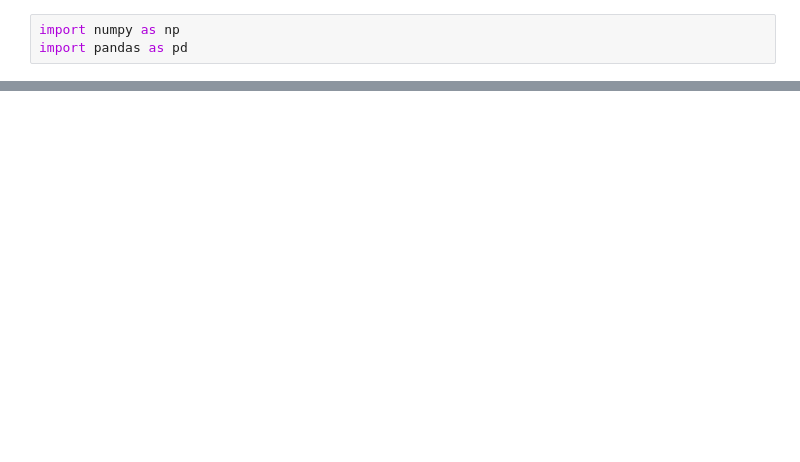
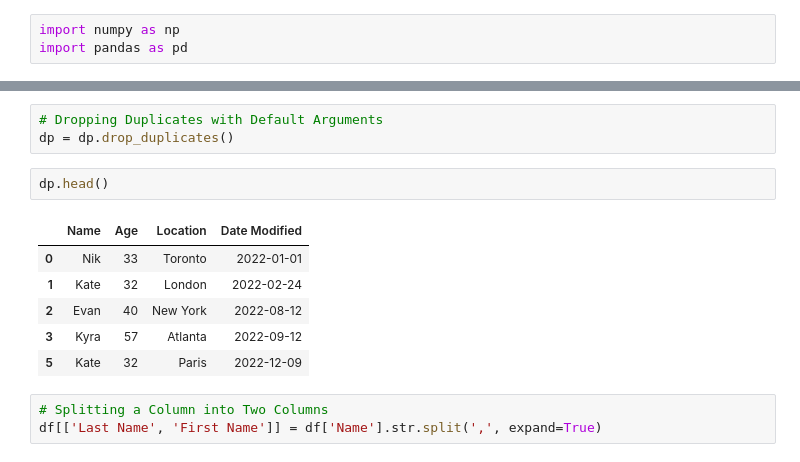
Before and after one commit to Awazbhujel/pandas_practice, a Jupyter notebook: data cleaning.ipynb, the cells around one changed output, grey strips where cells are left out. Saved outputs shown, nothing was run; the diff lists cells and outputs as text; blank space fills up the shorter version.

```diff
--- a/data cleaning.ipynb
+++ b/data cleaning.ipynb
@@ -184,0 +196,15 @@ df.head()
+# %%
+# Dropping Duplicates with Default Arguments
+dp = dp.drop_duplicates()
+# %%
+dp.head()
+# %% [output]
+|  | Name | Age | Location | Date Modified |
+| 0 | Nik | 33 | Toronto | 2022-01-01 |
+| 1 | Kate | 32 | London | 2022-02-24 |
+| 2 | Evan | 40 | New York | 2022-08-12 |
+| 3 | Kyra | 57 | Atlanta | 2022-09-12 |
+| 5 | Kate | 32 | Paris | 2022-12-09 |
+# %%
+# Splitting a Column into Two Columns
+df[['Last Name', 'First Name']] = df['Name'].str.split(',', expand=True)
```
Also changed, not shown: parts of 54 cells of this notebook.
